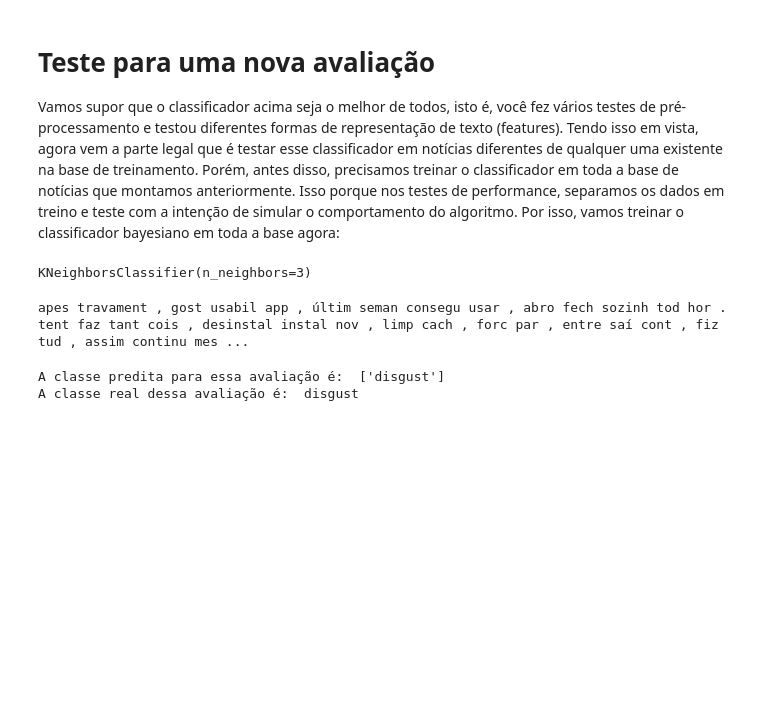
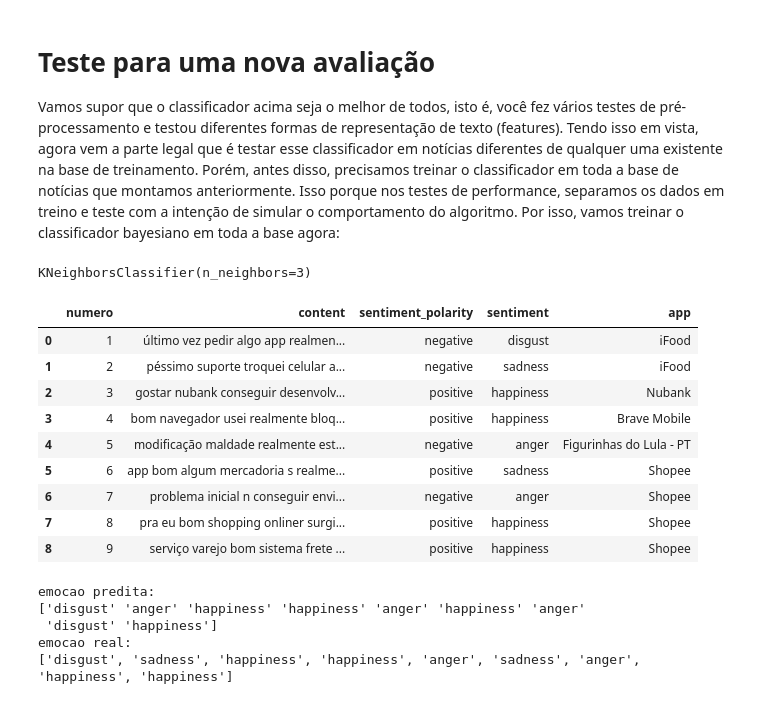
Before and after one commit to arthurbalejo/Classificacao_textos, a Jupyter notebook: knn_bow.ipynb, the cells around one changed output. Saved outputs shown, nothing was run; the diff lists cells and outputs as text; code cells hidden in the pictures; blank space fills up the shorter version.

```diff
--- a/knn_bow.ipynb
+++ b/knn_bow.ipynb
@@ -219,14 +139,19 @@ knn.fit(textos_bow, categorias)
 # %% [output]
 KNeighborsClassifier(n_neighbors=3)
 # %%
-emocao_real = 'disgust'
-avaliacao = 'Apesar dos travamentos, gosto muito da usabilidade do app, mas nas últimas semanas não tenho conseguido usar, eu abro e ele fecha sozinho toda hora. Já tentei fazer tantas coisas, já desinstalei e instalei de novo, já limpei o cache, já forcei parada, já entrei e saí da minha conta, já fiz de tudo, e mesmo assim continua a mesma coisa. Infelizmente não tá sendo possível nem usar o app'
+import pandas as pd
+
+teste_emocoes = pd.read_csv('teste_tratado.csv', sep = ',')
+teste_emocoes
+# %% [output]
+|  | numero | content | sentiment_polarity | sentiment | app |
+| 0 | 1 | último vez pedir algo app realmen... | negative | disgust | iFood |
+| 1 | 2 | péssimo suporte troquei celular a... | negative | sadness | iFood |
+| 2 | 3 | gostar nubank conseguir desenvolv... | positive | happiness | Nubank |
+| 3 | 4 | bom navegador usei realmente bloq... | positive | happiness | Brave Mobile |
+| 4 | 5 | modificação maldade realmente est... | negative | anger | Figurinhas do Lula - PT |
+| 5 | 6 | app bom algum mercadoria s realme... | positive | sadness | Shopee |
+| 6 | 7 | problema inicial n conseguir envi... | negative | anger | Shopee |
+| 7 | 8 | pra eu bom shopping onliner surgi... | positive | happiness | Shopee |
+| 8 | 9 | serviço varejo bom sistema frete ... | positive | happiness | Shopee |
-# %%
-avaliacao_SohTexto = regex.sub(r'[^\p{Latin}]', u' ', avaliacao)
-avaliacao_lower = avaliacao.lower()
-avaliacao_semStops = remove_stopwords(avaliacao_lower)
-avaliacao = stem_text(avaliacao_semStops)
-print(avaliacao)
-# %% [output]
-apes travament , gost usabil app , últim seman consegu usar , abro fech sozinh tod hor . tent faz tant cois , desinstal instal nov , limp cach , forc par , entre saí cont , fiz tud , assim continu mes ...
 # %%
@@ -234,7 +159,12 @@ avaliacao_BoW = vectorizer.transform([avaliacao])
 # %%
 emocao_predita = knn.predict(avaliacao_BoW)
-print('A classe predita para essa avaliação é: ', emocao_predita);
-print('A classe real dessa avaliação é: ', emocao_real)
+print('emocao predita:')
+print(emocao_predita)
+print('emocao real:')
+print(list(teste_emocoes['sentiment']))
 # %% [output]
-A classe predita para essa avaliação é:  ['disgust']
-A classe real dessa avaliação é:  disgust
+emocao predita:
+['disgust' 'anger' 'happiness' 'happiness' 'anger' 'happiness' 'anger'
+ 'disgust' 'happiness']
+emocao real:
+['disgust', 'sadness', 'happiness', 'happiness', 'anger', 'sadness', 'anger', 'happiness', 'happiness']
```
Also changed, not shown: parts of 21 cells of this notebook, 9 other files.
